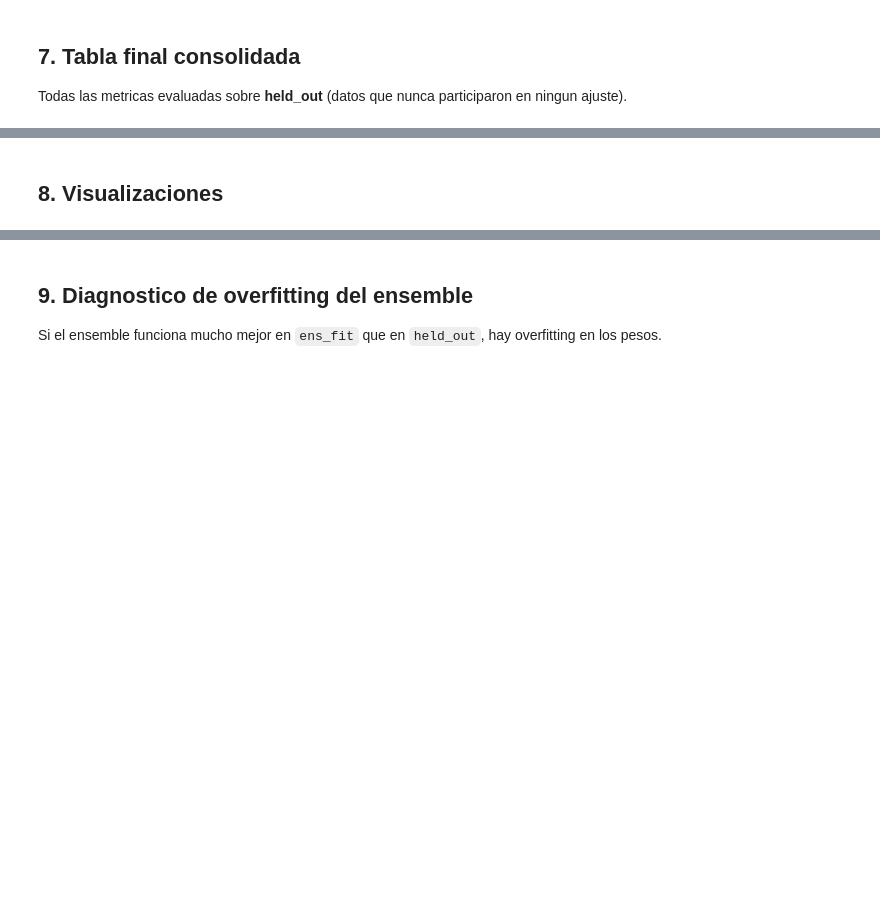
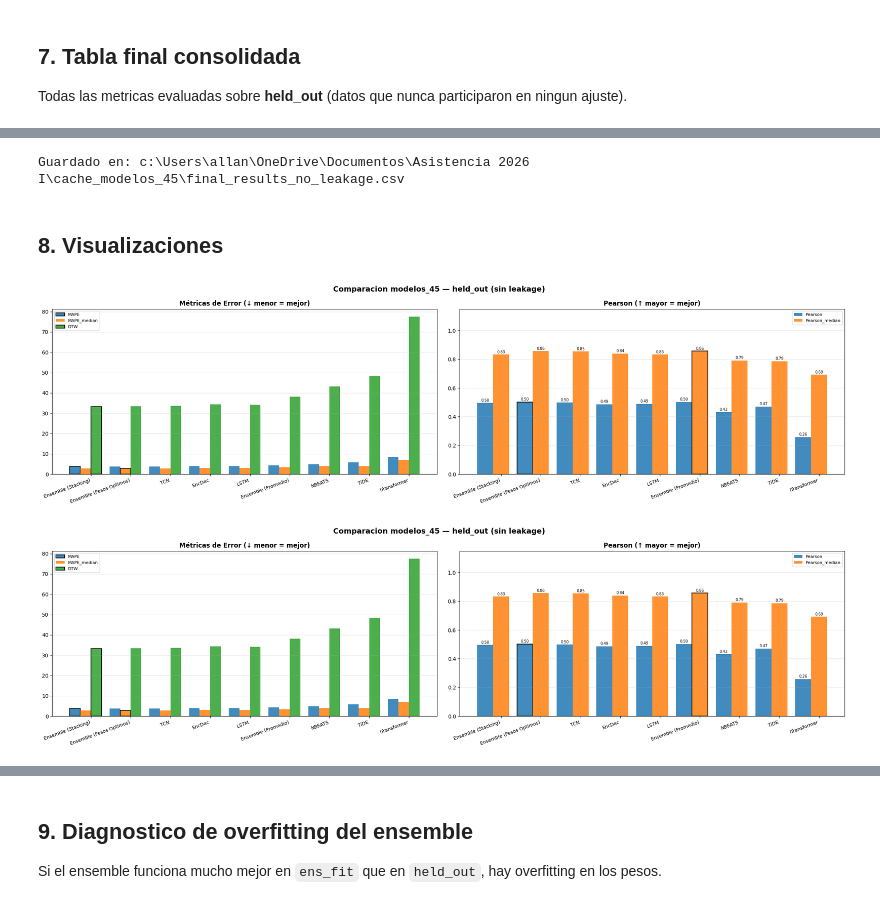
Before and after one commit to AllanDBB/heartrate-forecasting, a Jupyter notebook: notebooks/ensemble_modelos_45.ipynb, the cells around one changed output, grey strips where cells are left out. Saved outputs shown, nothing was run; the diff lists cells and outputs as text; code cells hidden in the pictures; blank space fills up the shorter version.

```diff
--- a/notebooks/ensemble_modelos_45.ipynb
+++ b/notebooks/ensemble_modelos_45.ipynb
@@ -295,15 +476,31 @@ df_final
 # %%
 # Guardar resultados
-csv_path = os.path.join(CACHE_DIR, 'final_results_no_leakage.csv')
+# VS Code inyecta __vsc_ipynb_file__ con la ruta absoluta del notebook
+try:
+    _root = os.path.dirname(os.path.dirname(os.path.abspath(__vsc_ipynb_file__)))
+except NameError:
+    # Colab / otro entorno — usar CWD o REPO_DIR si existe
+    _root = REPO_DIR if 'REPO_DIR' in dir() and os.path.isdir(str(REPO_DIR)) else os.getcwd()
+
+_cache_abs = os.path.join(_root, CACHE_DIR)
+os.makedirs(_cache_abs, exist_ok=True)
+csv_path = os.path.join(_cache_abs, 'final_results_no_leakage.csv')
 df_final.to_csv(csv_path)
 print(f'Guardado en: {csv_path}')
+# %% [output]
+Guardado en: c:\Users\allan\OneDrive\Documentos\Asistencia 2026 I\cache_modelos_45\final_results_no_leakage.csv
 # %% [markdown]
 ## 8. Visualizaciones
 # %%
+import importlib, utils as _utils_mod
+importlib.reload(_utils_mod)
 import matplotlib.pyplot as plt
 %matplotlib inline
 
 utils.plot_metrics_comparison(all_results, title='Comparacion modelos_45 — held_out (sin leakage)')
+# %% [output]
+[figure, added]
+[figure, added]
 # %%
 y_ens_pred = ens.predict()
 
```
Also changed, not shown: parts of 16 cells of this notebook, 7 other files.
